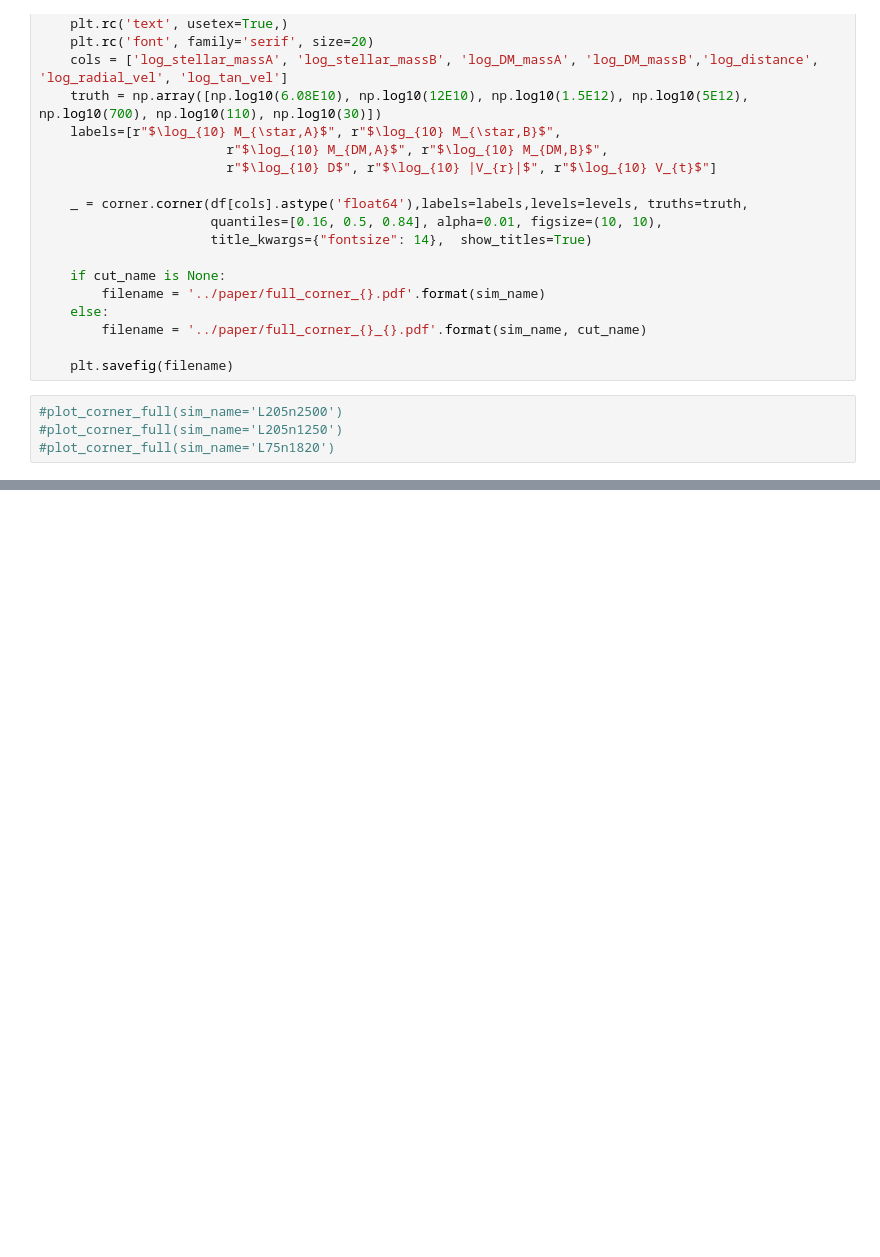
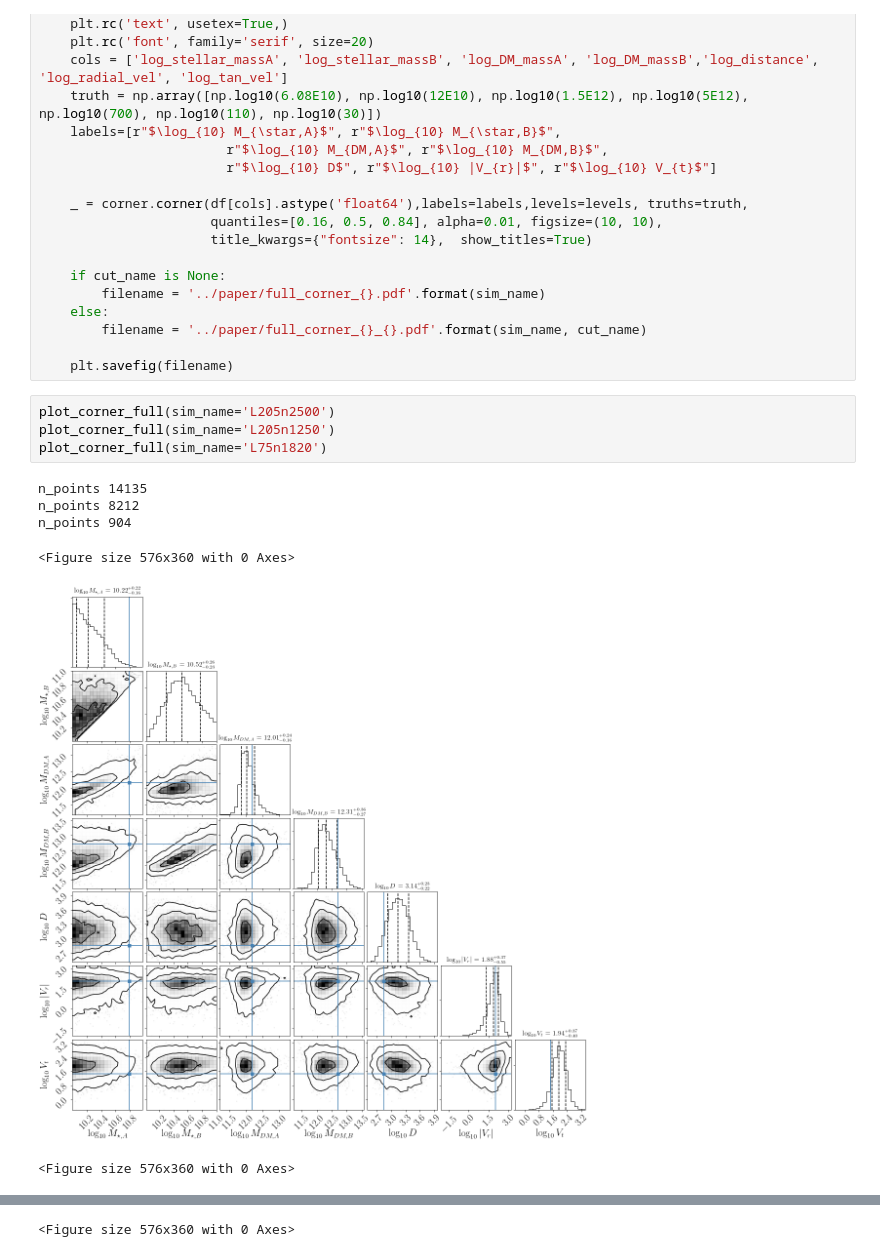
Before and after one commit to cgomez11/projectLC, a Jupyter notebook: nb/explora.ipynb, the cells around one changed output, grey strips where cells are left out. Drawn from its saved outputs; the diff is of its cells as text; blank space fills up the shorter version.

Commit message:
all plot

```diff
--- a/nb/explora.ipynb
+++ b/nb/explora.ipynb
@@ -42,6 +42,13 @@ def plot_corner_full(sim_name='L205n2500', id_list=None, cut_name=None):
 
     plt.savefig(filename)
 # %%
-#plot_corner_full(sim_name='L205n2500')
-#plot_corner_full(sim_name='L205n1250')
-#plot_corner_full(sim_name='L75n1820')
+plot_corner_full(sim_name='L205n2500')
+plot_corner_full(sim_name='L205n1250')
+plot_corner_full(sim_name='L75n1820')
+# %% [output]
+n_points 14135
+n_points 8212
+n_points 904
+<Figure size 576x360 with 0 Axes>
+[figure, added]
+<Figure size 576x360 with 0 Axes>
@@ -47,0 +56 @@ def plot_corner_full(sim_name='L205n2500', id_list=None, cut_name=None):
+<Figure size 576x360 with 0 Axes>
```
Also changed, not shown: parts of 4 cells of this notebook.
